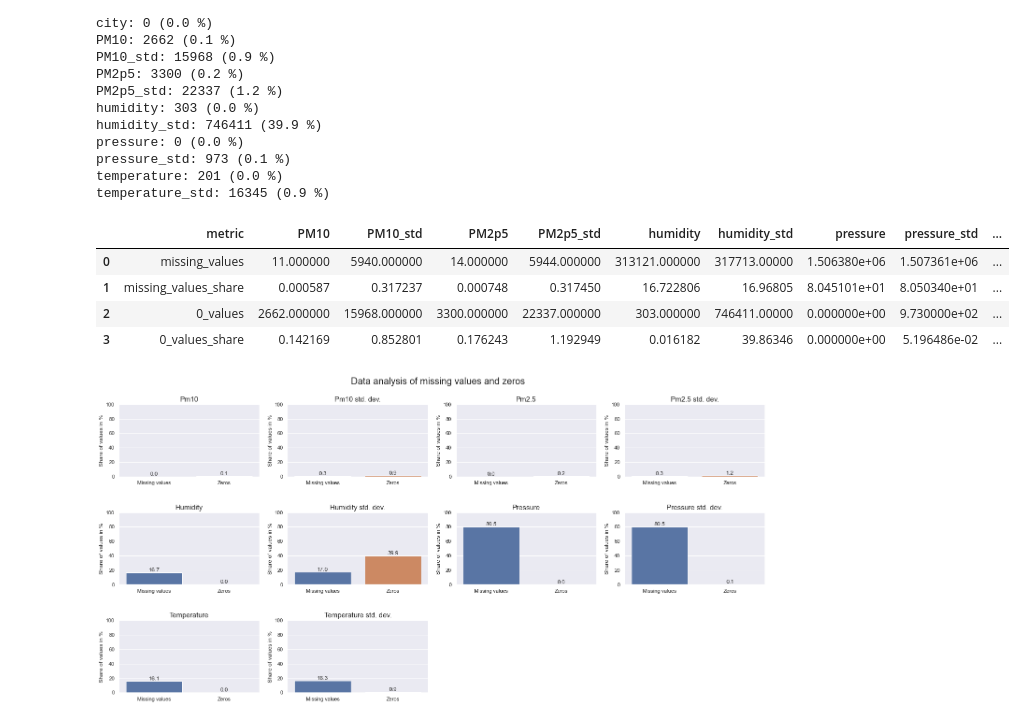
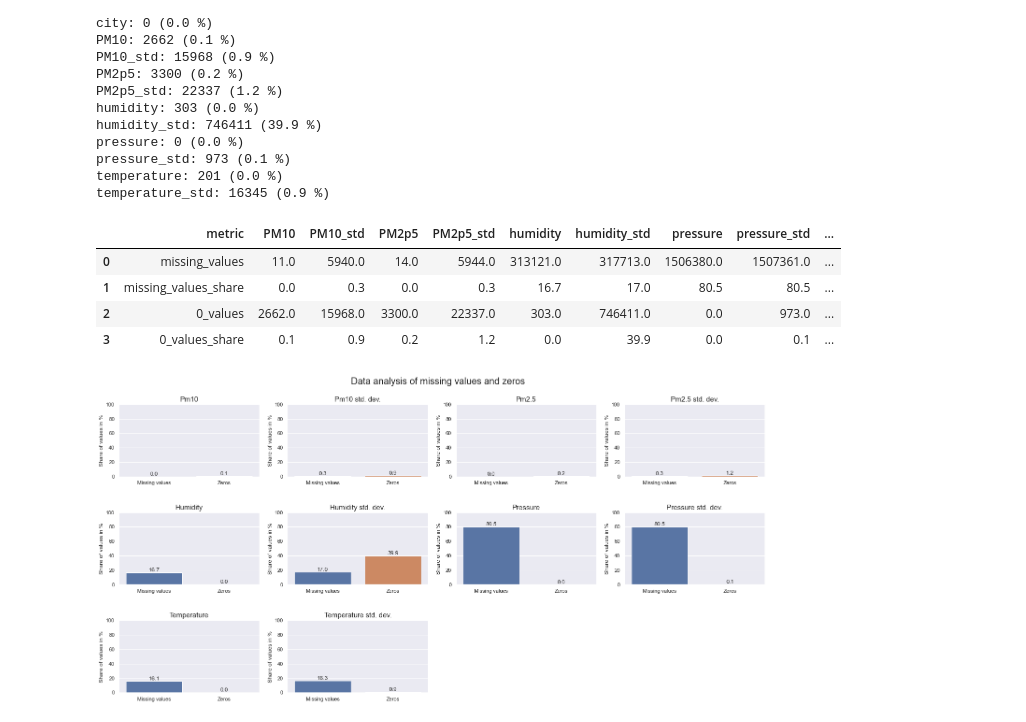
Before and after one commit to j-herbig/air-pollution, a Jupyter notebook: notebooks/EDA_johannes.ipynb, the cells around one changed output. Drawn from its saved outputs; the diff is of its cells as text; code cells hidden in the pictures.

```diff
--- a/notebooks/EDA_johannes.ipynb
+++ b/notebooks/EDA_johannes.ipynb
@@ -154,38 +156,39 @@ def count_nan_and_0s(df: pd.DataFrame, cols: list = None) -> pd.DataFrame:
     """Counts zeros and nans per column.
 
     Args:
         df (pd.DataFrame): Dataframe to search for zeros and nans.
         cols (list, optional): List of columns, if no columns are specified all will be used. Defaults to None.
         thresholds (dict, optional): Thresholds for further . Defaults to None.
 
     Returns:
         pd.DataFrame: Dataframe containing counts of zeros and nans.
     """
     # use all columns af none were defined
     if cols == None:
         cols=df.columns
     # make a new dataframe and put the defined column names in the first column
     df_nan_0 = pd.DataFrame()
     df_nan_0['data'] = cols
     # calculate missing values and zeros as absolute value and share
     df_nan_0['missing_values'] = [df[col].isna().sum() for col in cols]
     df_nan_0['missing_values_share'] = [df[col].isna().sum() / df.shape[0] * 100 for col in cols]
     df_nan_0['0_values'] = [df[df[col]==0][col].count() for col in cols]
     df_nan_0['0_values_share'] = [df[df[col]==0][col].count() / df.shape[0] * 100 for col in cols]
 
     # transpose the dataframe and use the original column names as column names
     df_nan_0 = df_nan_0.set_index('data').T.reset_index()
     df_nan_0.columns = [name if i>0 else 'metric' for i, name in enumerate(df_nan_0.columns)]
     return df_nan_0
 
+
 df_data_analysis = count_nan_and_0s(df, data_cols)
-df_data_analysis
+df_data_analysis.round(1)
 # %% [output]
 |  | metric | PM10 | PM10_std | PM2p5 | PM2p5_std | humidity | humidity_std | pressure | pressure_std | ... |
-| 0 | missing_values | 11.000000 | 5940.000000 | 14.000000 | 5944.000000 | 313121.000000 | 317713.00000 | 1.506380e+06 | 1.507361e+06 | ... |
-| 1 | missing_values_share | 0.000587 | 0.317237 | 0.000748 | 0.317450 | 16.722806 | 16.96805 | 8.045101e+01 | 8.050340e+01 | ... |
-| 2 | 0_values | 2662.000000 | 15968.000000 | 3300.000000 | 22337.000000 | 303.000000 | 746411.00000 | 0.000000e+00 | 9.730000e+02 | ... |
-| 3 | 0_values_share | 0.142169 | 0.852801 | 0.176243 | 1.192949 | 0.016182 | 39.86346 | 0.000000e+00 | 5.196486e-02 | ... |
+| 0 | missing_values | 11.0 | 5940.0 | 14.0 | 5944.0 | 313121.0 | 317713.0 | 1506380.0 | 1507361.0 | ... |
+| 1 | missing_values_share | 0.0 | 0.3 | 0.0 | 0.3 | 16.7 | 17.0 | 80.5 | 80.5 | ... |
+| 2 | 0_values | 2662.0 | 15968.0 | 3300.0 | 22337.0 | 303.0 | 746411.0 | 0.0 | 973.0 | ... |
+| 3 | 0_values_share | 0.1 | 0.9 | 0.2 | 1.2 | 0.0 | 39.9 | 0.0 | 0.1 | ... |
 # %%
 # define metrics and columns to plot
 metrics = ["missing_values_share", "0_values_share"]
```
Also changed, not shown: parts of 11 cells of this notebook.
